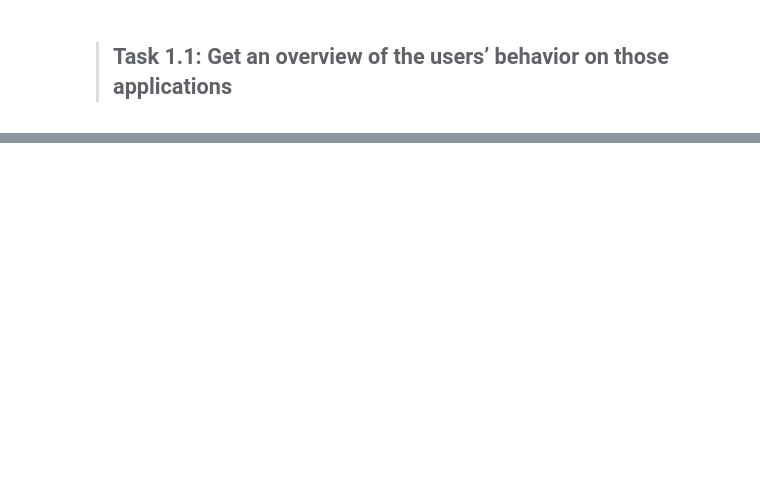
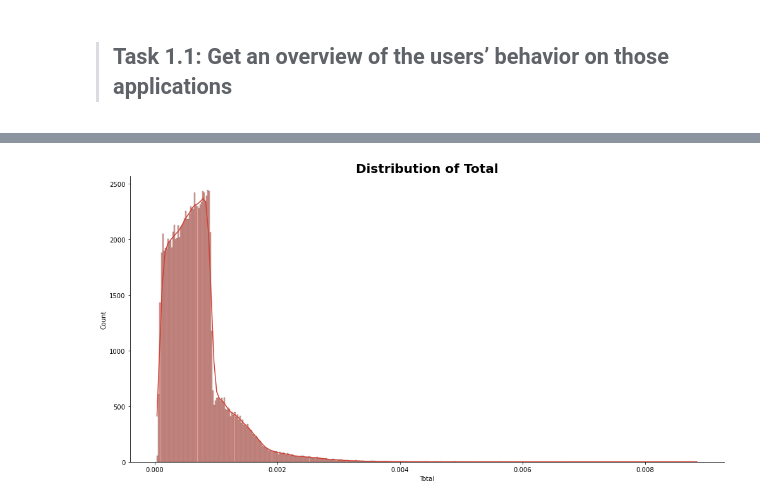
Before and after one commit to sidoine-dako/User-Analytics-Telecom-Industry, a Jupyter notebook: notebook/Task_01.ipynb, the cells around one changed output, grey strips where cells are left out. Saved outputs shown, nothing was run; the diff lists cells and outputs as text; code cells hidden in the pictures; blank space fills up the shorter version.

```diff
--- a/notebook/Task_01.ipynb
+++ b/notebook/Task_01.ipynb
@@ -179,0 +193,24 @@ IQR['Bearer Id']
+# %%
+DataApp = DataUser[['Social Media','Google','Email','Youtube','Gaming','Other','Total']]
+# %%
+# Function to convert into Mbytes
+def convert_bytes_to_megabytes(df, bytes_data):
+    """
+        This function takes the dataframe and the column which has the bytes values
+        returns the megabytesof that value
+
+        Args:
+        -----
+        df: dataframe
+        bytes_data: column with bytes values
+
+        Returns:
+        --------
+        A series
+    """
+
+    megabyte = 1*10e+5
+    df.loc[:,bytes_data] = df.loc[:,bytes_data] / megabyte
+    return df.loc[:,bytes_data]
+# %%
+DataAppMb = convert_bytes_to_megabytes(DataApp,['Social Media','Google','Email','Youtube','Gaming','Other','Total'])
@@ -179,0 +226,14 @@ IQR['Bearer Id']
+# %%
+# FUNCTION FOR PLOTTING
+def plot_hist(df:pd.DataFrame, column:str, color:str)->None:
+    # plt.figure(figsize=(15, 10))
+    # fig, ax = plt.subplots(1, figsize=(12, 7))
+    sns.displot(data=df, x=column, color=color, kde=True, height=7, aspect=2)
+    plt.title(f'Distribution of {column}', size=20, fontweight='bold')
+    plt.show()
+
+def plot_count(df:pd.DataFrame, column:str) -> None:
+    plt.figure(figsize=(12, 7))
+    sns.countplot(data=df, x=column)
+    plt.title(f'Distribution of {column}', size=20, fontweight='bold')
+    plt.show()
@@ -179,0 +257,4 @@ IQR['Bearer Id']
+# %%
+plot_hist(DataAppMb,'Total',"#d14033")
+# %% [output]
+[figure, added]
```
Also changed, not shown: parts of 31 cells of this notebook.
